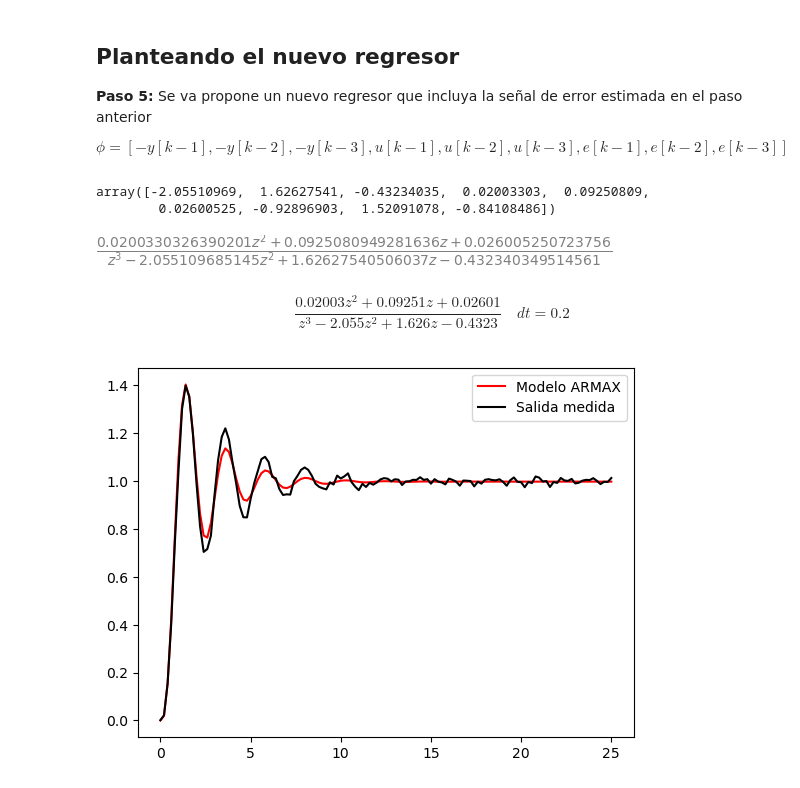
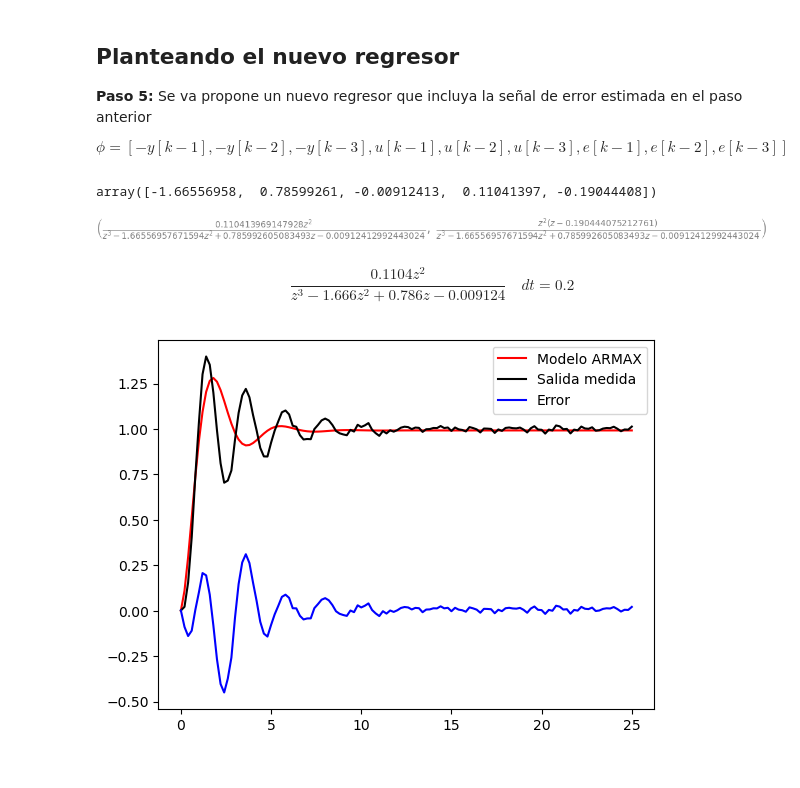
Before and after one commit to jairocuellar/System_identification, a Jupyter notebook: class_09_02.ipynb, the cells around one changed output. Saved outputs shown, nothing was run; the diff lists cells and outputs as text; code cells hidden in the pictures.

```diff
--- a/class_09_02.ipynb
+++ b/class_09_02.ipynb
@@ -63,13 +63,13 @@ for k in range(3,N):
     u_3[k]=u[k-3]
 
 ## Creación del vector phi
-phi = np.array([-y_1,-y_2,-y_3,u_1,u_2,u_3]).transpose()
+phi = np.array([-y_1,-y_2,-y_3,u_1]).transpose()
 
 ## Definición de matriz de pesos para dar mayor peso al transitorio
 pesos = np.zeros(N)
 for k in range(0,N):
     #pesos[k]=10*np.exp(-k)
-    pesos[k]=10
+    pesos[k]=1
 W = np.eye(N)*pesos.transpose()
 
 _phi = np.dot(W,phi)
@@ -79,7 +79,7 @@ _yn = np.dot(W,yn)
 # Garantiza que la matriz (phi^T*phi)^-1 exista y se pueda estimar
 #los parámetros.
 
-alpha = 0
+alpha = 1e-9
 A = np.dot(_phi.T,_phi) + alpha*np.eye(len(np.dot(_phi.T,_phi)))
 theta = np.dot(np.linalg.inv(A),np.dot(_phi.T,_yn))
 theta
@@ -116,6 +115,6 @@ G
 **Paso 4:** Calculamos la respuesta de la función $G_e$ y con esos datos determinamos el error de la estimación inicial.
 # %%
 ## Función de transferencia
-G_e = control.tf([theta[3],theta[4],theta[5]],[1,theta[0],theta[1],theta[2]],dt)
+G_e = control.tf([theta[3],0,0],[1,theta[0],theta[1],theta[2]],dt)
 G_e
 # %% [output]
@@ -162,7 +161,7 @@ for k in range(2,N):
 for k in range(3,N):
     e_3[k]=e[k-3]
 ## Creación del vector phi
-phi2 = np.array([-y_1,-y_2,-y_3,u_1,u_2,u_3,e_1,e_2,e_3]).transpose()
+phi2 = np.array([-y_1,-y_2,-y_3,u_1,e_1]).transpose()
 
 # Parámetro para la regularización de los minimos cuadrados (entre 0 y 1)
 # Garantiza que la matriz (phi^T*phi)^-1 exista y se pueda estimar
@@ -172,23 +171,23 @@ Am = np.dot(phi2.T,phi2) + alpha*np.eye(len(np.dot(phi2.T,phi2)))
 theta2 = np.dot(np.linalg.inv(Am),np.dot(phi2.T,yn))
 theta2
 # %% [output]
-array([-2.05510969,  1.62627541, -0.43234035,  0.02003303,  0.09250809,
-        0.02600525, -0.92896903,  1.52091078, -0.84108486])
+array([-1.66556958,  0.78599261, -0.00912413,  0.11041397, -0.19044408])
 # %%
 ## Definir el modelo ARX    y(t) = G(z)u(t) + H(z)e(t)
 ## G = B/A,    H = 1/A
 
 ## Construir los polinomios A(z) y B(z)
 A = 1 + theta2[0]*z**-1 + theta2[1]*z**-2+ theta2[2]*z**-3
-B = theta2[3]*z**-1+theta2[4]*z**-2+theta2[5]*z**-3
-C = 1 + theta2[6]*z**-1 + theta2[7]*z**-2 + theta2[8]*z**-3
+B = theta2[3]*z**-1
+C = 1 + theta2[4]*z**-1
 G = (B/A).simplify()
-G
+H = (C/A).simplify()
+G, H
 # %% [output]
-[figure, old version]
+[figure, new version]
 # %%
 ## Armando la función de transferencia estimada con los parámetros hallados
-G2 = control.tf([theta2[3],theta2[4],theta2[5]],[1,theta2[0],theta2[1],theta2[2]],dt)
+G2 = control.tf([theta2[3],0,0],[1,theta2[0],theta2[1],theta2[2]],dt)
 
 ## Se determina la respuesta estimada al escalón
 _,y2 = control.step_response(G2,t)
@@ -197,13 +196,13 @@ e2 = yn-y2
 
 plt.plot(t,y2,color = 'red')
 plt.plot(t,yn,color = 'black')
-#plt.plot(t,e2,color = 'green')
+plt.plot(t,e2,color = 'blue')
 
-plt.legend(['Modelo ARMAX','Salida medida']);
+plt.legend(['Modelo ARMAX','Salida medida','Error']);
 G2
 # %% [output]
-$$\frac{0.02003 z^2 + 0.09251 z + 0.02601}{z^3 - 2.055 z^2 + 1.626 z - 0.4323}\quad dt = 0.2$$
+$$\frac{0.1104 z^2}{z^3 - 1.666 z^2 + 0.786 z - 0.009124}\quad dt = 0.2$$
-[figure, old version]
+[figure, new version]
 # %%
 ## Armando la función estimada con los parámetros hallados y usando
 ## la fórmula del predictor.
```
Also changed, not shown: parts of 6 cells of this notebook, 2 other files.
